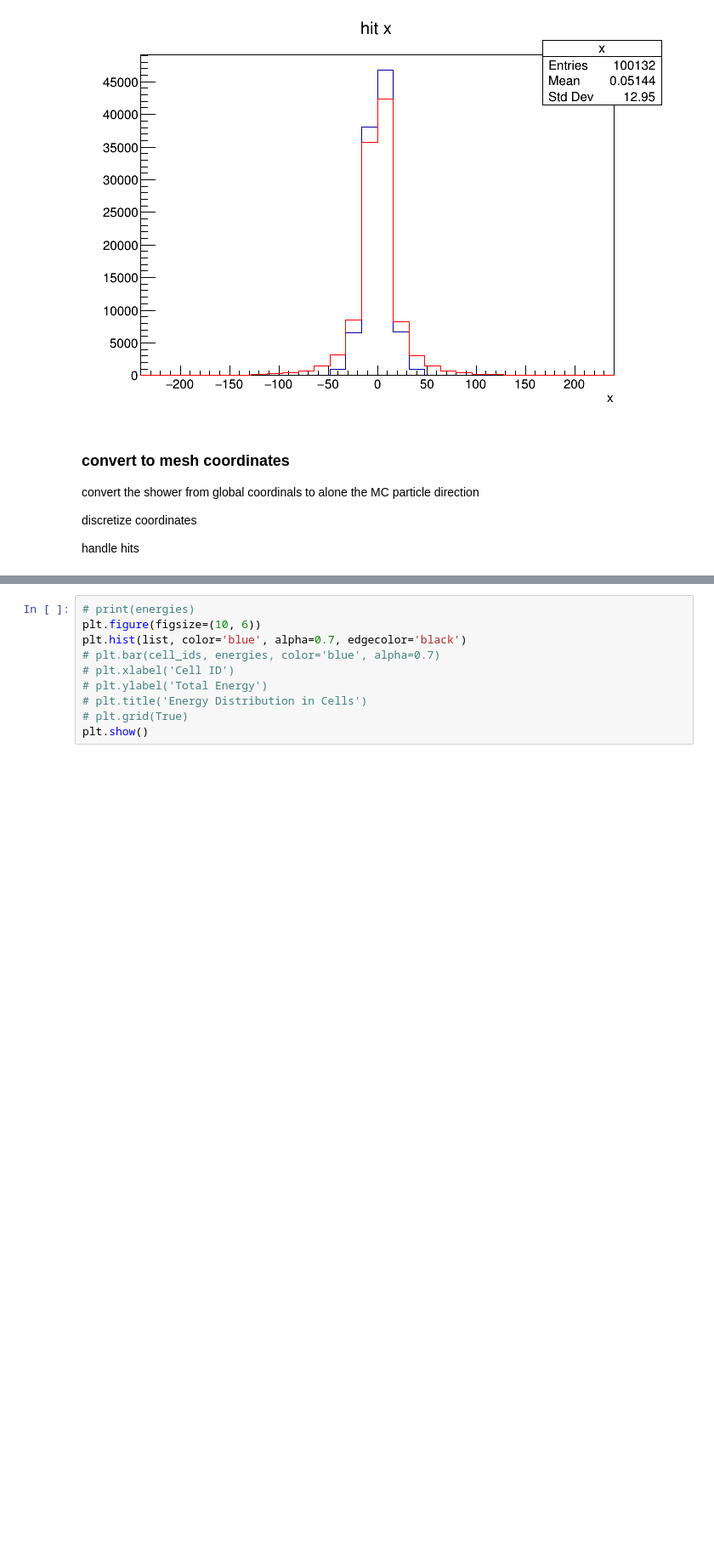
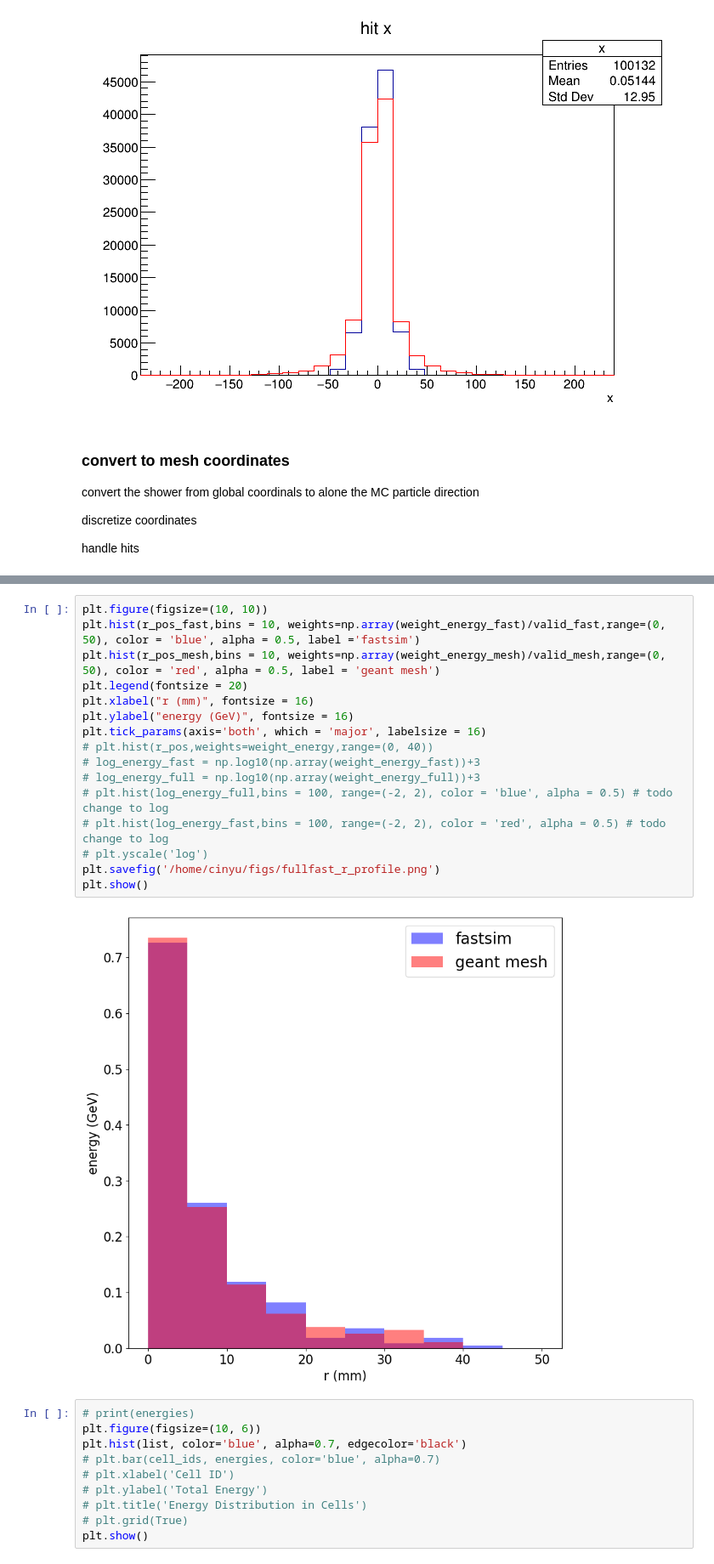
Before and after one commit to key4hep/DDML, a Jupyter notebook: edm4hep_analysis/edm4hep_python.ipynb, the cells around one changed output, grey strips where cells are left out. Shown: that part at 85% size. Saved outputs shown, nothing was run; the diff lists cells and outputs as text; blank space fills up the shorter version.

```diff
--- a/edm4hep_analysis/edm4hep_python.ipynb
+++ b/edm4hep_analysis/edm4hep_python.ipynb
@@ -296,3 +474,21 @@ np.array(list).max()
+# %%
+plt.figure(figsize=(10, 10))
+plt.hist(r_pos_fast,bins = 10, weights=np.array(weight_energy_fast)/valid_fast,range=(0, 50), color = 'blue', alpha = 0.5, label ='fastsim')
+plt.hist(r_pos_mesh,bins = 10, weights=np.array(weight_energy_mesh)/valid_mesh,range=(0, 50), color = 'red', alpha = 0.5, label = 'geant mesh')
+plt.legend(fontsize = 20)
+plt.xlabel("r (mm)", fontsize = 16)
+plt.ylabel("energy (GeV)", fontsize = 16)
+plt.tick_params(axis='both', which = 'major', labelsize = 16)
+# plt.hist(r_pos,weights=weight_energy,range=(0, 40))
+# log_energy_fast = np.log10(np.array(weight_energy_fast))+3
+# log_energy_full = np.log10(np.array(weight_energy_full))+3
+# plt.hist(log_energy_full,bins = 100, range=(-2, 2), color = 'blue', alpha = 0.5) # todo change to log
+# plt.hist(log_energy_fast,bins = 100, range=(-2, 2), color = 'red', alpha = 0.5) # todo change to log
+# plt.yscale('log')
+plt.savefig('/home/cinyu/figs/fullfast_r_profile.png')
+plt.show()
+# %% [output]
+[figure, added]
 # %%
 # print(energies)
 plt.figure(figsize=(10, 6))
```
Also changed, not shown: parts of 13 cells of this notebook, 1 other file.
